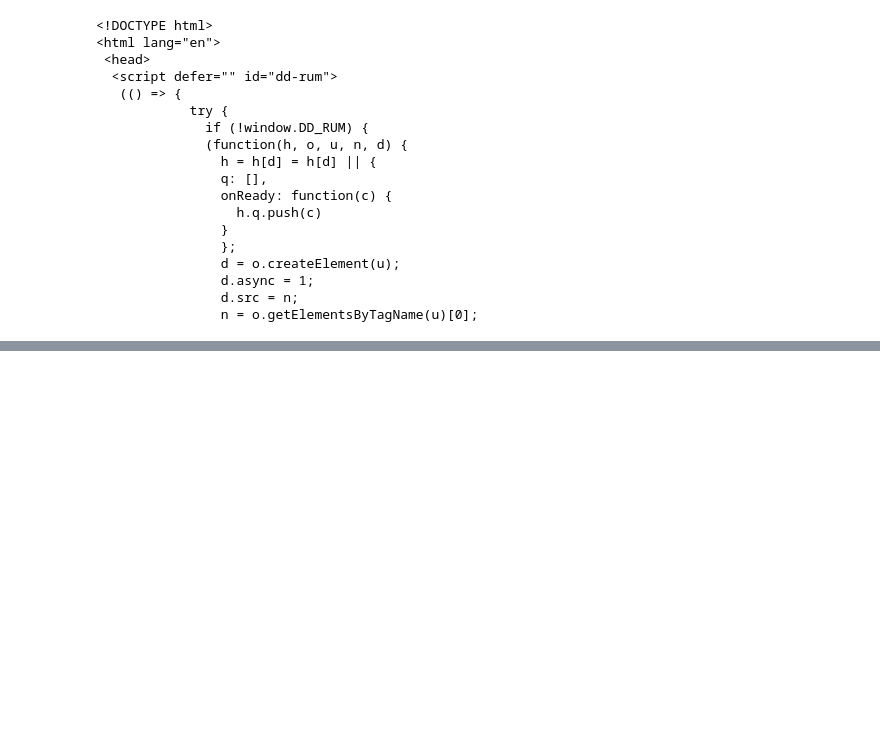
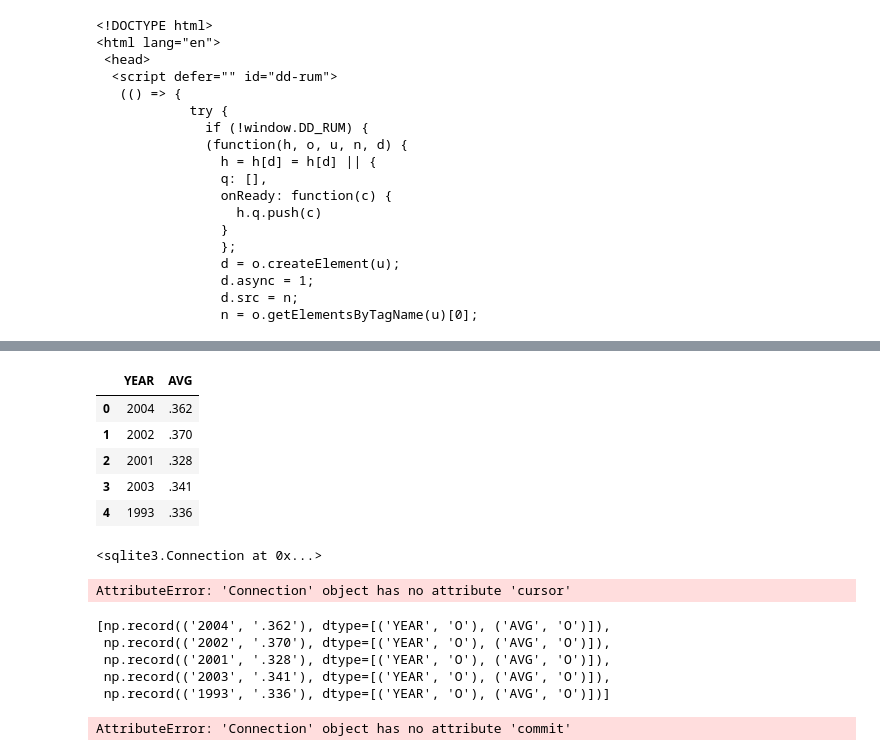
Before and after one commit to 4GeeksAcademy/helloklow-web-scraping-project-tutorial, a Jupyter notebook: src/explore.ipynb, the cells around one changed output, grey strips where cells are left out. Cells and saved outputs as stored; diff of their text form; code cells hidden in the pictures; blank space fills up the shorter version.

```diff
--- a/src/explore.ipynb
+++ b/src/explore.ipynb
@@ -125,2 +194,20 @@ print(table_data[:5])
+# %%
+# Step 4: Process the DataFrame (cont)
+
+avg_yr = df[["YEAR", "AVG"]]
+avg_yr.head()
+# %% [output]
+|  | YEAR | AVG |
+| 0 | 2004 | .362 |
+| 1 | 2002 | .370 |
+| 2 | 2001 | .328 |
+| 3 | 2003 | .341 |
+| 4 | 1993 | .336 |
 # %%
 # Step 5: Store the data in sqlite
+import sqlite3
+
+connection = sqlite3.connect("avg_yr.db")
+connection
+# %% [output]
+<sqlite3.Connection at 0x...>
@@ -128,0 +214,25 @@ print(table_data[:5])
+# %%
+# Step 5: Store the data in sqlite (cont)
+
+cursor = connection.cursor()
+cursor.execute("""CREATE TABLE avg_yr (Year, Avg)""")
+# %% [output]
+AttributeError: 'Connection' object has no attribute 'cursor'
+# %%
+# Step 5: Store the data in sqlite (cont)
+
+avg_yr_tuples = list(avg_yr.to_records(index = False))
+avg_yr_tuples[:5]
+# %% [output]
+[np.record(('2004', '.362'), dtype=[('YEAR', 'O'), ('AVG', 'O')]),
+ np.record(('2002', '.370'), dtype=[('YEAR', 'O'), ('AVG', 'O')]),
+ np.record(('2001', '.328'), dtype=[('YEAR', 'O'), ('AVG', 'O')]),
+ np.record(('2003', '.341'), dtype=[('YEAR', 'O'), ('AVG', 'O')]),
+ np.record(('1993', '.336'), dtype=[('YEAR', 'O'), ('AVG', 'O')])]
+# %%
+# Step 5: Store the data in sqlite (cont)
+
+cursor.executemany("INSERT INTO avg_yr VALUES (?,?)", avg_yr_tuples)
+connection.commit()
+# %% [output]
+AttributeError: 'Connection' object has no attribute 'commit'
```
Also changed, not shown: parts of 8 cells of this notebook, 2 other files.
